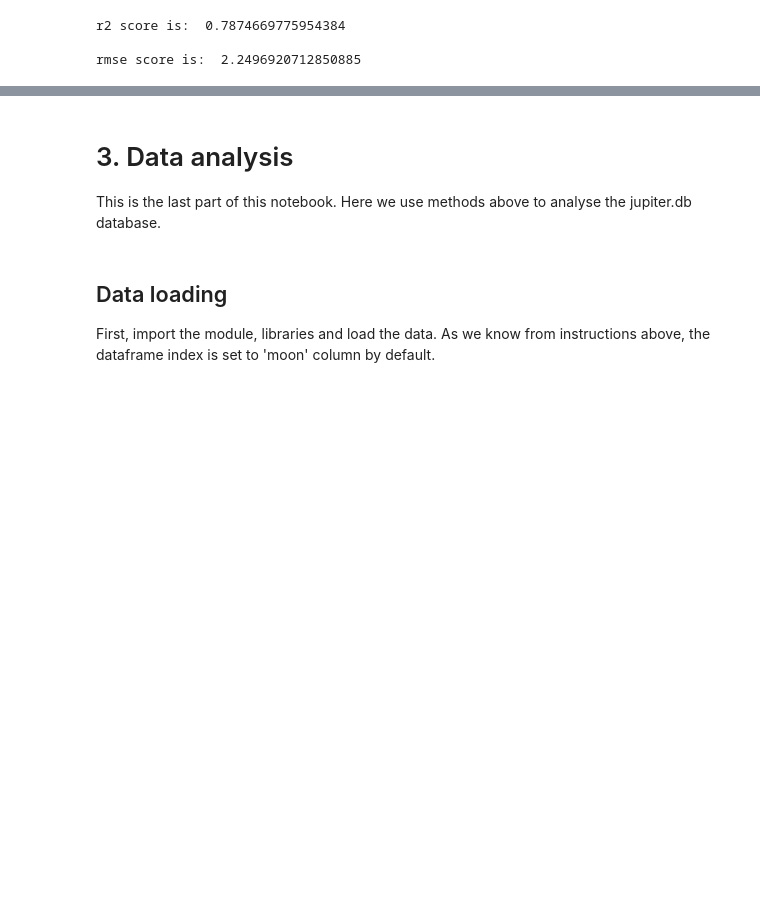
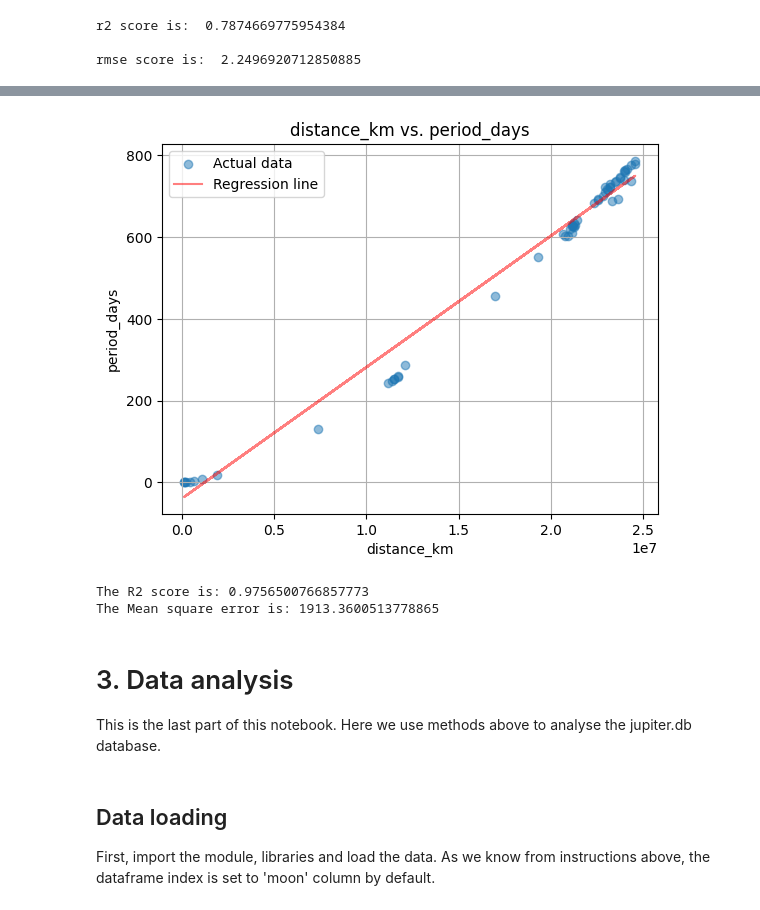
Before and after one commit to lt22412/jupiters_moons_project, a Jupyter notebook: Task_1.ipynb, the cells around one changed output, grey strips where cells are left out. Cells and saved outputs as stored; diff of their text form; code cells hidden in the pictures; blank space fills up the shorter version.

```diff
--- a/jupiter_analysis.ipynb
+++ b/Task_1.ipynb
@@ -295,3 +309,11 @@ rmse score is:  2.2496920712850885
+# %%
+regression_model=moons.linreg_no_subs('distance_km', 'period_days', show=True)
+print('The R2 score is:',regression_model[1][0])
+print('The Mean square error is:',regression_model[1][1])
+# %% [output]
+[figure, added]
+The R2 score is: 0.9756500766857773
+The Mean square error is: 1913.3600513778865
 # %% [markdown]
 # 3. Data analysis
 This is the last part of this notebook. Here we use methods above to analyse the jupiter.db database.
```
Also changed, not shown: parts of 20 cells of this notebook, 4 other files.
